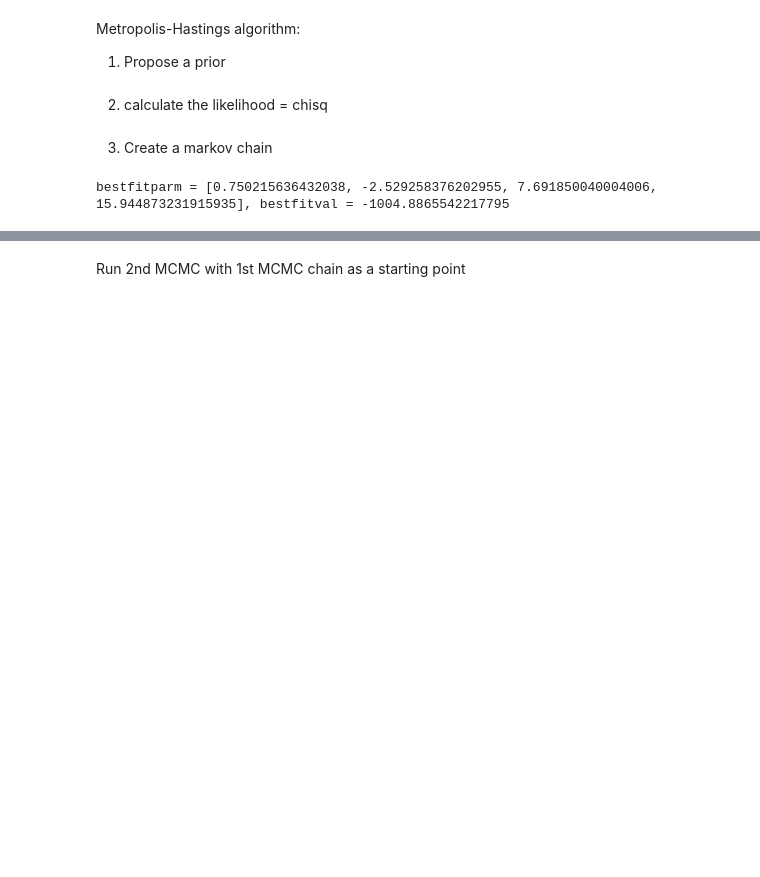
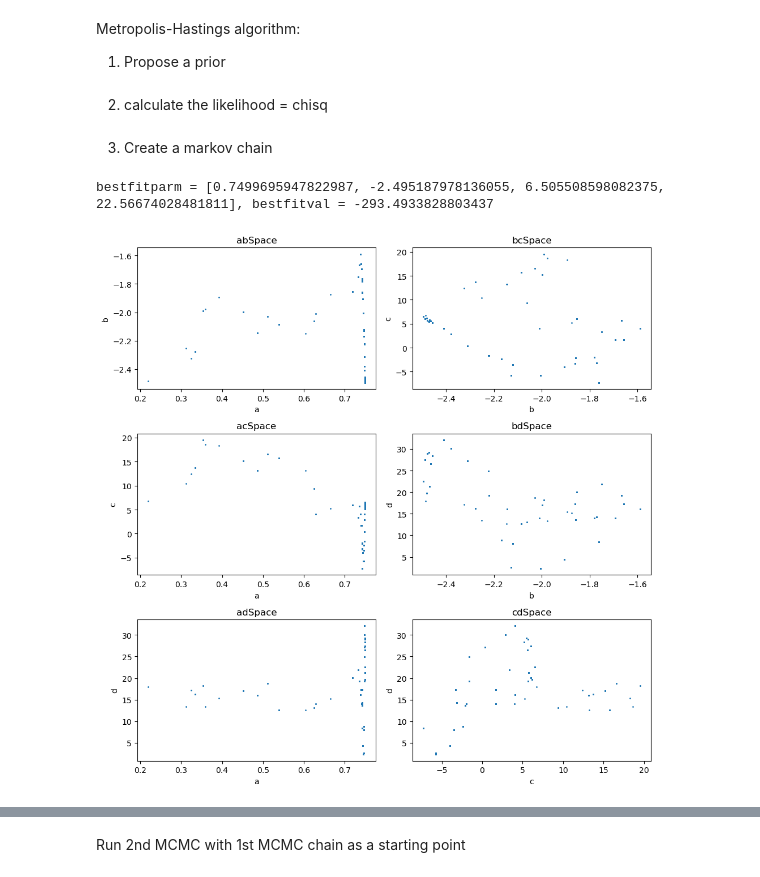
Before and after one commit to john1256/KASI_Ms, a Jupyter notebook: 2025/MCMC.ipynb, the cells around one changed output, grey strips where cells are left out. Drawn from its saved outputs; the diff is of its cells as text; code cells hidden in the pictures; blank space fills up the shorter version.

```diff
--- a/2025/MCMC.ipynb
+++ b/2025/MCMC.ipynb
@@ -59,7 +59,7 @@ def MCMC(paraminit, nstep,normal_vec,x,y,var):
     return arr
 # %%
 paraminit = np.array([a_init, b_init, c_init, d_init])
-nstep = int(1e6)
+nstep = int(1e7)
 normal_vec = np.array([0.05, 0.1, 2, 4])
 mcmcarr = MCMC(paraminit, nstep,normal_vec,X,Y,var)
 bestfitind = mcmcarr[4].argmax()
@@ -67,4 +67,53 @@ bestfitparm = [mcmcarr[0][bestfitind], mcmcarr[1][bestfitind], mcmcarr[2][bestfi
 bestfitval = mcmcarr[4][bestfitind]
 print(f"bestfitparm = {bestfitparm}, bestfitval = {bestfitval}")
 # %% [output]
-bestfitparm = [0.750215636432038, -2.529258376202955, 7.691850040004006, 15.944873231915935], bestfitval = -1004.8865542217795
+bestfitparm = [0.7499695947822987, -2.495187978136055, 6.505508598082375, 22.56674028481811], bestfitval = -293.4933828803437
+# %%
+# 1. mcmcarr analysis
+abSpace = mcmcarr[0:2,:]
+acSpace = mcmcarr[[0,2],:]
+adSpace = mcmcarr[[0,3],:]
+bcSpace = mcmcarr[[1,2],:]
+bdSpace = mcmcarr[[1,3],:]
+cdSpace = mcmcarr[[2,3],:]
+
+
+# scatter plot for every space in mcmcarr
+import matplotlib.pyplot as plt
+
+# 2D 히스토그램 생성
+fig, ax = plt.subplots(3,2, figsize=(10,10))
+ax[0,0].scatter(abSpace[0], abSpace[1], s=1)
+ax[0,0].set_xlabel('a')
+ax[0,0].set_ylabel('b')
+ax[0,0].set_title('abSpace')
+
+ax[1,0].scatter(acSpace[0], acSpace[1], s=1)
+ax[1,0].set_xlabel('a')
+ax[1,0].set_ylabel('c')
+ax[1,0].set_title('acSpace')
+
+ax[2,0].scatter(adSpace[0], adSpace[1], s=1)
+ax[2,0].set_xlabel('a')
+ax[2,0].set_ylabel('d')
+ax[2,0].set_title('adSpace')
+
+ax[0,1].scatter(bcSpace[0], bcSpace[1], s=1)
+ax[0,1].set_xlabel('b')
+ax[0,1].set_ylabel('c')
+ax[0,1].set_title('bcSpace')
+
+ax[1,1].scatter(bdSpace[0], bdSpace[1], s=1)
+ax[1,1].set_xlabel('b')
+ax[1,1].set_ylabel('d')
+ax[1,1].set_title('bdSpace')
+
+ax[2,1].scatter(cdSpace[0], cdSpace[1], s=1)
+ax[2,1].set_xlabel('c')
+ax[2,1].set_ylabel('d')
+ax[2,1].set_title('cdSpace')
+
+plt.tight_layout()
+plt.show()
+# %% [output]
+[figure, added]
```
Also changed, not shown: parts of 15 cells of this notebook, 2 other files.
